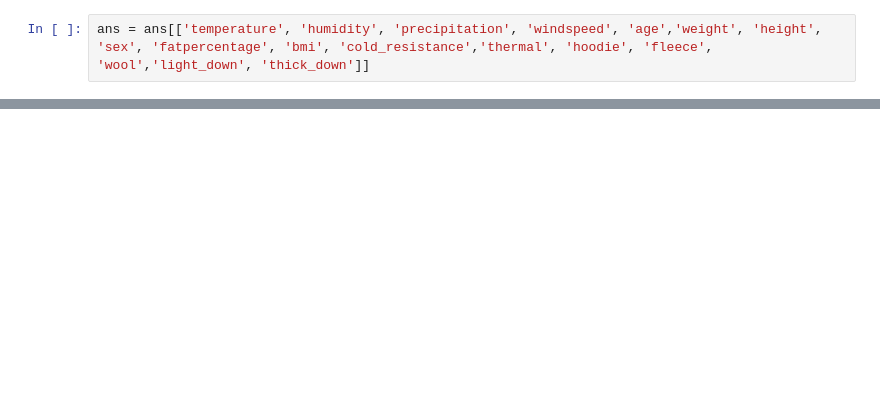
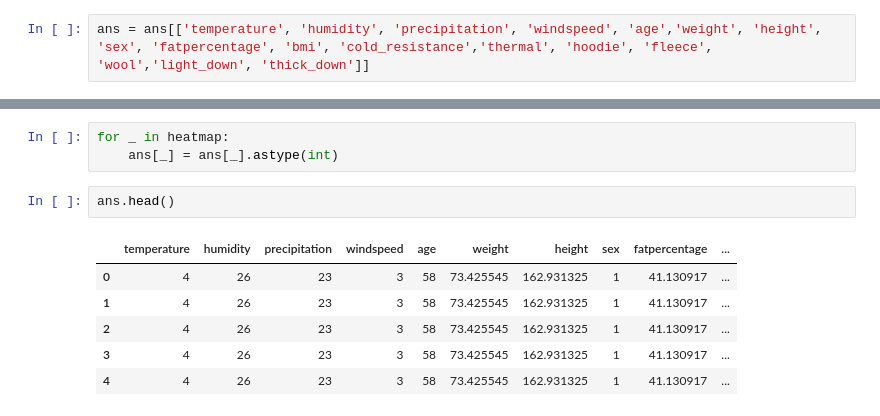
Before and after one commit to tjunjet/build2022hackathon, a Jupyter notebook: ML Models/iteration_dataset.ipynb, the cells around one changed output, grey strips where cells are left out. Saved outputs shown, nothing was run; the diff lists cells and outputs as text; blank space fills up the shorter version.

```diff
--- a/ML Models/iteration_dataset.ipynb
+++ b/ML Models/iteration_dataset.ipynb
@@ -159,0 +115,12 @@ ans
+# %%
+for _ in heatmap:
+    ans[_] = ans[_].astype(int)
+# %%
+ans.head()
+# %% [output]
+|  | temperature | humidity | precipitation | windspeed | age | weight | height | sex | fatpercentage | ... |
+| 0 | 4 | 26 | 23 | 3 | 58 | 73.425545 | 162.931325 | 1 | 41.130917 | ... |
+| 1 | 4 | 26 | 23 | 3 | 58 | 73.425545 | 162.931325 | 1 | 41.130917 | ... |
+| 2 | 4 | 26 | 23 | 3 | 58 | 73.425545 | 162.931325 | 1 | 41.130917 | ... |
+| 3 | 4 | 26 | 23 | 3 | 58 | 73.425545 | 162.931325 | 1 | 41.130917 | ... |
+| 4 | 4 | 26 | 23 | 3 | 58 | 73.425545 | 162.931325 | 1 | 41.130917 | ... |
```
Also changed, not shown: parts of 13 cells of this notebook, 2 other files.
